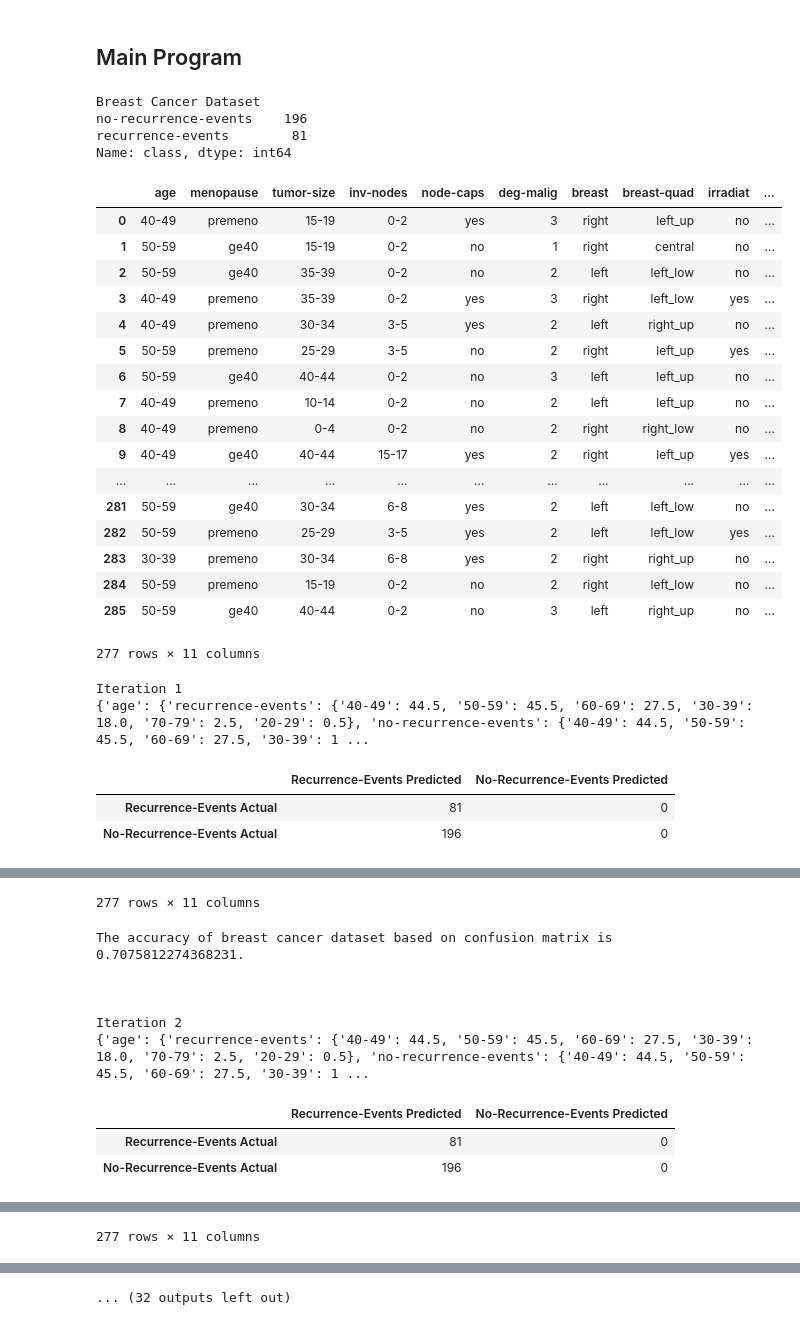
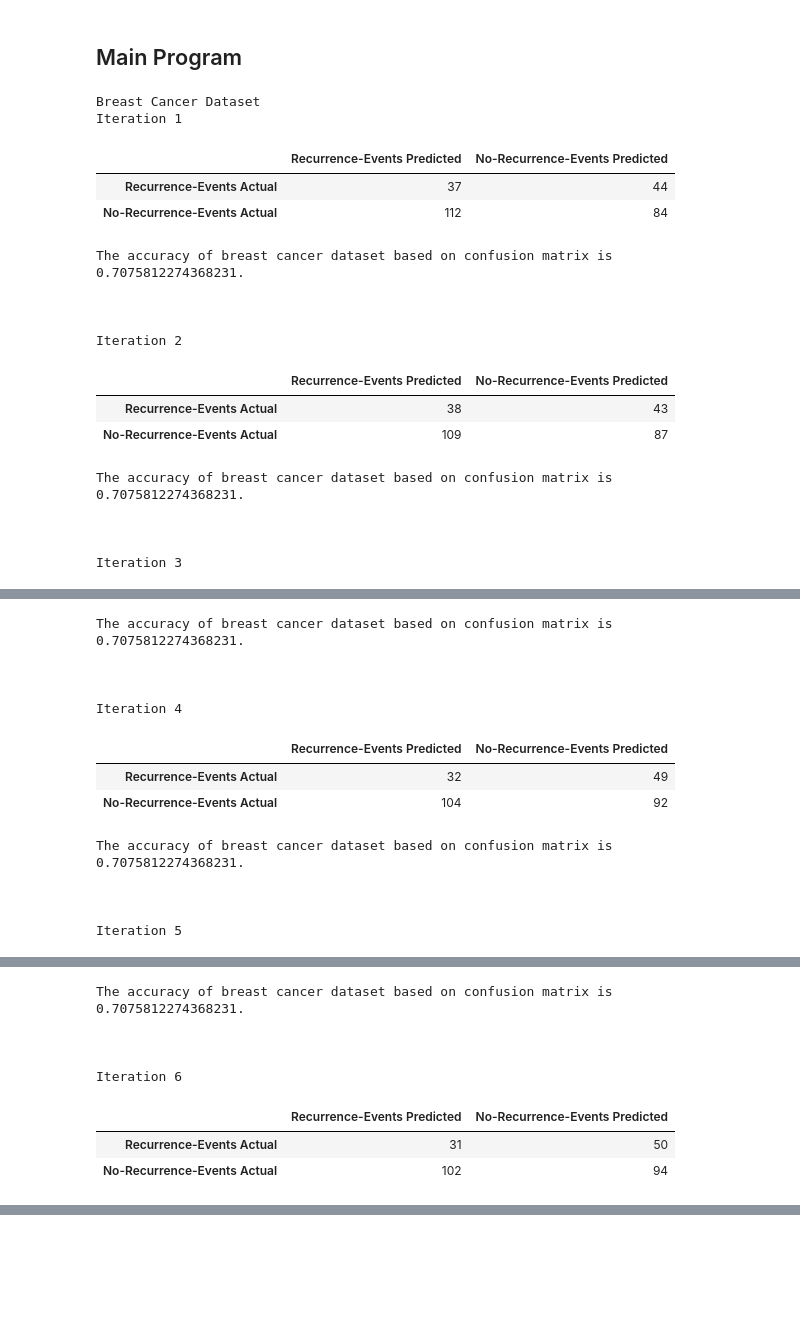
Before and after one commit to maleakhiw/Naive-Bayes-Algorithm, a Jupyter notebook: COMP30027 2018S1 - Project 1.ipynb, the cells around one changed output, grey strips where cells are left out. Saved outputs shown, nothing was run; the diff lists cells and outputs as text; code cells hidden in the pictures; blank space fills up the shorter version.

```diff
--- a/COMP30027 2018S1 - Project 1.ipynb
+++ b/COMP30027 2018S1 - Project 1.ipynb
@@ -568,46 +540,36 @@ def confusion_matrix_unsupervised(true_test_result, predicted_test_result, class
 # %%
 # Using the breast cancer dataset
 print("Breast cancer dataset".title())
 attribute_column = BREAST_CANCER_COLUMN
 breast_df = preprocess(BREAST_CANCER, BREAST_CANCER_COLUMN)
-print(breast_df["class"].value_counts())
-unsupervised_df = initialise_unsupervised_naive_bayes_deterministically(breast_df, "class")
-display(unsupervised_df)
+unsupervised_df = initialise_unsupervised_naive_bayes(breast_df, "class")
+# display(unsupervised_df)
 for i in range(ITERATION):
     # Train and give prediction and calculate accuracy
     print("Iteration {}".format(i+1))
     model = train_probability_unsupervised(breast_df["class"].unique(), attribute_column[:-1], unsupervised_df, "class")
     predicted_test_result = predict_unsupervised(breast_df["class"].unique(), attribute_column[:-1], unsupervised_df, "class", model)
     confusion_matrix = confusion_matrix_unsupervised(list(breast_df["class"]), predicted_test_result, breast_df["class"].unique())
     display(confusion_matrix)
-    display(unsupervised_df)
+#     display(unsupervised_df)
     print("The accuracy of breast cancer dataset based on confusion matrix is {}.".format(evaluate_unsupervised(confusion_matrix)))
     print("\n\n")
 # %% [output]
 Breast Cancer Dataset
-no-recurrence-events    196
-recurrence-events        81
-Name: class, dtype: int64
+Iteration 1
-|  | age | menopause | tumor-size | inv-nodes | node-caps | deg-malig | breast | breast-quad | irradiat | ... |
-| 0 | 40-49 | premeno | 15-19 | 0-2 | yes | 3 | right | left_up | no | ... |
-| 1 | 50-59 | ge40 | 15-19 | 0-2 | no | 1 | right | central | no | ... |
-| 2 | 50-59 | ge40 | 35-39 | 0-2 | no | 2 | left | left_low | no | ... |
-| 3 | 40-49 | premeno | 35-39 | 0-2 | yes | 3 | right | left_low | yes | ... |
-| 4 | 40-49 | premeno | 30-34 | 3-5 | yes | 2 | left | right_up | no | ... |
-| 5 | 50-59 | premeno | 25-29 | 3-5 | no | 2 | right | left_up | yes | ... |
-| 6 | 50-59 | ge40 | 40-44 | 0-2 | no | 3 | left | left_up | no | ... |
-| 7 | 40-49 | premeno | 10-14 | 0-2 | no | 2 | left | left_up | no | ... |
-| 8 | 40-49 | premeno | 0-4 | 0-2 | no | 2 | right | right_low | no | ... |
-| 9 | 40-49 | ge40 | 40-44 | 15-17 | yes | 2 | right | left_up | yes | ... |
-| ... | ... | ... | ... | ... | ... | ... | ... | ... | ... | ... |
-| 281 | 50-59 | ge40 | 30-34 | 6-8 | yes | 2 | left | left_low | no | ... |
-| 282 | 50-59 | premeno | 25-29 | 3-5 | yes | 2 | left | left_low | yes | ... |
-| 283 | 30-39 | premeno | 30-34 | 6-8 | yes | 2 | right | right_up | no | ... |
-| 284 | 50-59 | premeno | 15-19 | 0-2 | no | 2 | right | left_low | no | ... |
-| 285 | 50-59 | ge40 | 40-44 | 0-2 | no | 3 | left | right_up | no | ... |
+|  | Recurrence-Events Predicted | No-Recurrence-Events Predicted |
+| Recurrence-Events Actual | 37 | 44 |
+| No-Recurrence-Events Actual | 112 | 84 |
-277 rows × 11 columns
+The accuracy of breast cancer dataset based on confusion matrix is 0.7075812274368231.
+
+
+
+Iteration 2
+|  | Recurrence-Events Predicted | No-Recurrence-Events Predicted |
+| Recurrence-Events Actual | 38 | 43 |
+| No-Recurrence-Events Actual | 109 | 87 |
-Iteration 1
-{'age': {'recurrence-events': {'40-49': 44.5, '50-59': 45.5, '60-69': 27.5, '30-39': 18.0, '70-79': 2.5, '20-29': 0.5}, 'no-recurrence-events': {'40-49': 44.5, '50-59': 45.5, '60-69': 27.5, '30-39': 1 ...
+The accuracy of breast cancer dataset based on confusion matrix is 0.7075812274368231.
+
+
+
+Iteration 3
-|  | Recurrence-Events Predicted | No-Recurrence-Events Predicted |
-| Recurrence-Events Actual | 81 | 0 |
-| No-Recurrence-Events Actual | 196 | 0 |
@@ -631,10 +579,13 @@ Iteration 1
-277 rows × 11 columns
+The accuracy of breast cancer dataset based on confusion matrix is 0.7075812274368231.
+
+
+
+Iteration 4
+|  | Recurrence-Events Predicted | No-Recurrence-Events Predicted |
+| Recurrence-Events Actual | 32 | 49 |
+| No-Recurrence-Events Actual | 104 | 92 |
 The accuracy of breast cancer dataset based on confusion matrix is 0.7075812274368231.
 
 
 
-Iteration 2
-{'age': {'recurrence-events': {'40-49': 44.5, '50-59': 45.5, '60-69': 27.5, '30-39': 18.0, '70-79': 2.5, '20-29': 0.5}, 'no-recurrence-events': {'40-49': 44.5, '50-59': 45.5, '60-69': 27.5, '30-39': 1 ...
+Iteration 5
-|  | Recurrence-Events Predicted | No-Recurrence-Events Predicted |
-| Recurrence-Events Actual | 81 | 0 |
-| No-Recurrence-Events Actual | 196 | 0 |
@@ -658 +595,8 @@ Iteration 2
-277 rows × 11 columns
+The accuracy of breast cancer dataset based on confusion matrix is 0.7075812274368231.
+
+
+
+Iteration 6
+|  | Recurrence-Events Predicted | No-Recurrence-Events Predicted |
+| Recurrence-Events Actual | 31 | 50 |
+| No-Recurrence-Events Actual | 102 | 94 |
@@ -665,4 +604,3 @@ Iteration 3
-... (32 outputs left out)
 # %%
 # Using the car dataset
 print("car dataset".title())
```
Also changed, not shown: parts of 6 cells of this notebook, 1 other file.
